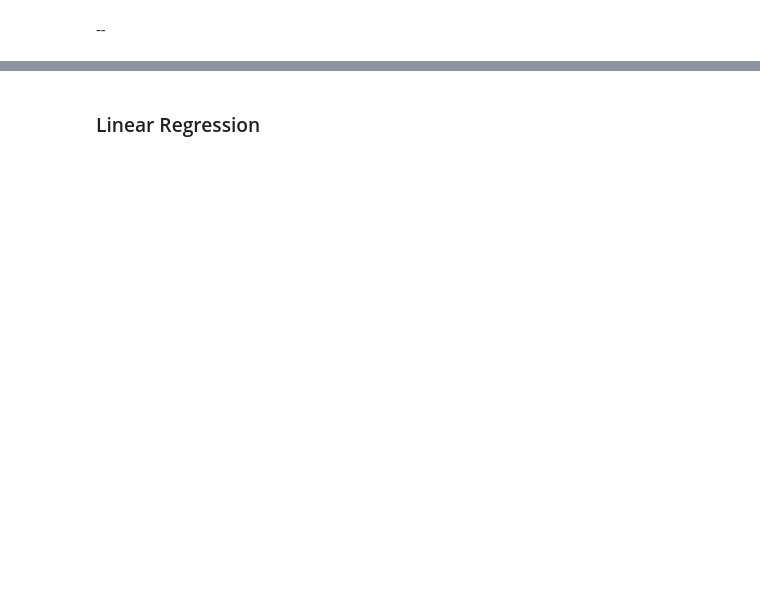
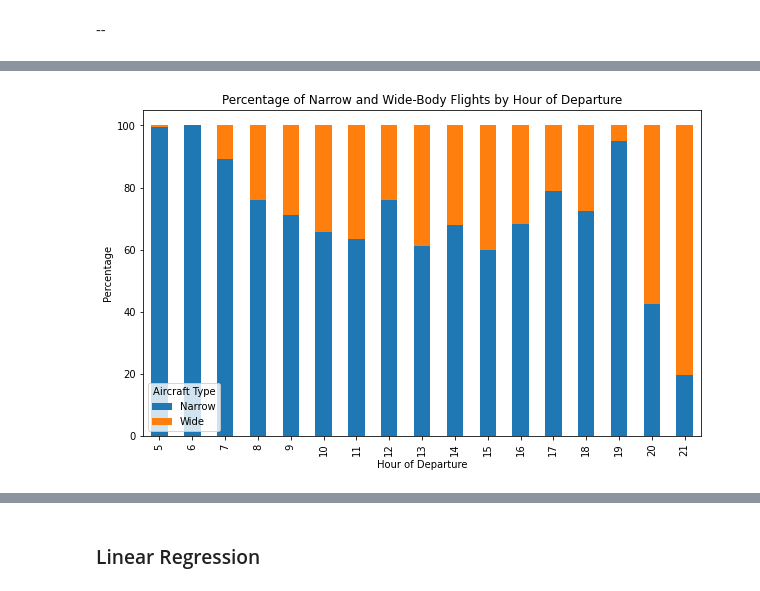
Before and after one commit to IanMaHKG-BA/Hackathon_Team_1, a Jupyter notebook: lounges_gold_standard_Jamie.ipynb, the cells around one changed output, grey strips where cells are left out. Saved outputs shown, nothing was run; the diff lists cells and outputs as text; code cells hidden in the pictures; blank space fills up the shorter version.

```diff
--- a/lounges_gold_standard_Jamie.ipynb
+++ b/lounges_gold_standard_Jamie.ipynb
@@ -983,0 +970,7 @@ df_lounge_eligibility[~df_lounge_eligibility['Skew_Id'].isin(list(pivot_df_final
+# %%
+final_final_pivot_all = pivot_df_final_merged.copy()
+# %%
+final_final_pivot_all[['FIRST_SEATS_QTY','CLUB_SEATS_QTY','PREM_ECONOMY_SEATS_QTY','ECONOMY_SEATS_QTY']] = final_final_pivot_all[['FIRST_SEATS_QTY','CLUB_SEATS_QTY','PREM_ECONOMY_SEATS_QTY','ECONOMY_SEATS_QTY']].astype(int)
+final_final_pivot_all['TOTAL_CAPACITY'] = (final_final_pivot_all[['FIRST_SEATS_QTY','CLUB_SEATS_QTY','PREM_ECONOMY_SEATS_QTY','ECONOMY_SEATS_QTY']].sum(axis=1))
+final_final_pivot_all['LOAD_PERCENTAGE'] = 100*(final_final_pivot_all['TOTAL_PAX']/final_final_pivot_all['TOTAL_CAPACITY'])
+final_final_pivot_all.loc[final_final_pivot_all['LOAD_PERCENTAGE']>105].shape
@@ -983,0 +1080,24 @@ df_lounge_eligibility[~df_lounge_eligibility['Skew_Id'].isin(list(pivot_df_final
+# %%
+final_final_pivot_all['GMT_PLND_DEP_HOUR'] = pd.to_datetime(final_final_pivot_all
+                                                           ['GMT_PLND_DEP_TIME'],format='%H:%M:%S').dt.hour
+# %%
+# visualise the wide/narrow body split per hour.
+
+pivot_wb_nb_hour = pd.pivot_table(final_final_pivot_all,index='GMT_PLND_DEP_HOUR'
+                                 ,columns='WB_NB_CAT',aggfunc='size',fill_value=0)
+pivot_wb_nb_hour['Total'] = pivot_wb_nb_hour['NB'] + pivot_wb_nb_hour['WB']
+
+pivot_wb_nb_hour['Narrow'] = (pivot_wb_nb_hour['NB']/pivot_wb_nb_hour['Total'])*100
+pivot_wb_nb_hour['Wide'] = (pivot_wb_nb_hour['WB']/pivot_wb_nb_hour['Total'])*100
+
+ax=pivot_wb_nb_hour[['Narrow','Wide']].plot(kind='bar'
+                                           ,stacked=True
+                                           ,figsize=(10,6))
+# Customize the chart
+ax.set_xlabel('Hour of Departure')
+ax.set_ylabel('Percentage')
+ax.set_title('Percentage of Narrow and Wide-Body Flights by Hour of Departure')
+plt.legend(title='Aircraft Type')
+plt.show()
+# %% [output]
+[figure, added]
```
Also changed, not shown: parts of 63 cells of this notebook.
